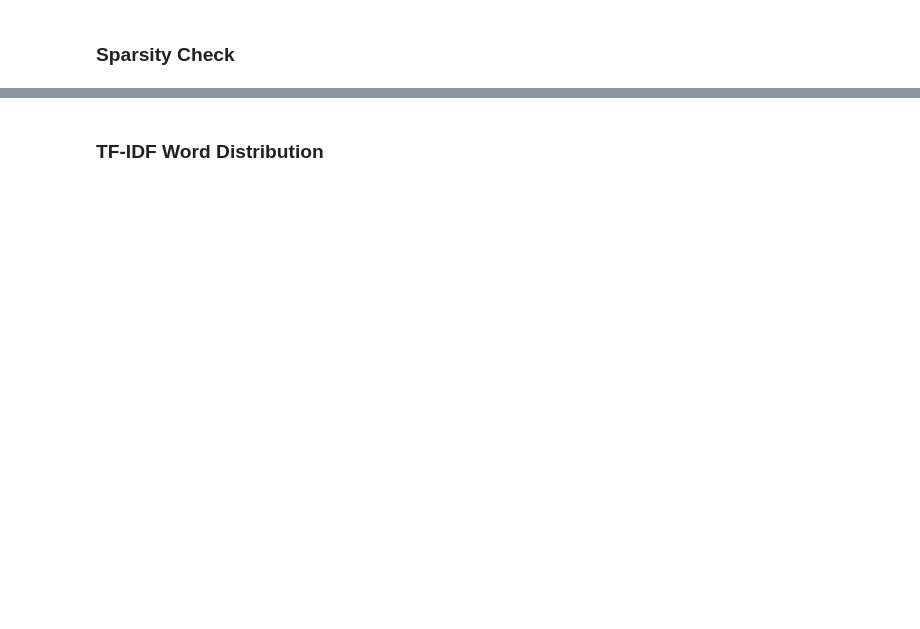
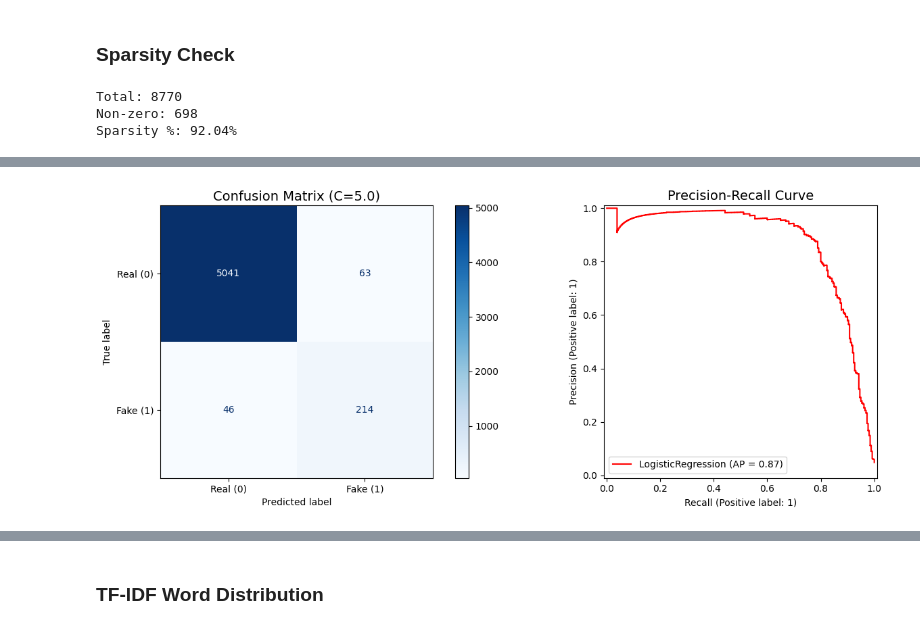
Before and after one commit to archie-2006/fake-job-post-detection, a Jupyter notebook: notebooks/exp_model.ipynb, the cells around one changed output, grey strips where cells are left out. Drawn from its saved outputs; the diff is of its cells as text; code cells hidden in the pictures; blank space fills up the shorter version.

Commit message:
added modelling and dt

```diff
--- a/notebooks/exp_model.ipynb
+++ b/notebooks/exp_model.ipynb
@@ -279,11 +417,82 @@ joblib.dump(best_lr, 'models/lr_l1_best.pkl')
 # %% [markdown]
 ### Sparsity Check
 # %%
-coefs = best_lr.coef_
+
+coefs = best_lr.coef_[0]
 
 total = len(coefs)
 nonzero = np.sum(coefs != 0)
 
 print("Total:", total)
 print("Non-zero:", nonzero)
-print("Sparsity %:", ((total - nonzero) / total) * 100)
+print(f"Sparsity %: {((total - nonzero) / total) * 100:.2f}%")
+# %% [output]
+Total: 8770
+Non-zero: 698
+Sparsity %: 92.04%
+# %%
+y_pred = best_lr.predict(X_test_processed)
+y_proba = best_lr.predict_proba(X_test_processed)[:, 1]
+
+# Calculate Metrics
+f1 = f1_score(y_test, y_pred)
+pr_auc = average_precision_score(y_test, y_proba)
+precision = precision_score(y_test, y_pred)
+recall = recall_score(y_test, y_pred)
+
+print("\n--- Final Test Set Metrics (Logistic Regression L1) ---")
+print(f"F1-Score:  {f1:.4f}")
+print(f"PR-AUC:    {pr_auc:.4f}")
+print(f"Precision: {precision:.4f} (When we flag fraud, we are correct {precision*100:.1f}% of the time)")
+print(f"Recall:    {recall:.4f} (We successfully caught {recall*100:.1f}% of all actual frauds)")
+
+print("\nClassification Report:")
+print(classification_report(y_test, y_pred))
+
+# Visualizations (Confusion Matrix & PR Curve)
+fig, axes = plt.subplots(1, 2, figsize=(14, 5))
+
+# 1. Confusion Matrix
+cm = confusion_matrix(y_test, y_pred)
+disp_cm = ConfusionMatrixDisplay(confusion_matrix=cm, display_labels=['Real (0)', 'Fake (1)'])
+disp_cm.plot(cmap='Blues', values_format='d', ax=axes[0])
+axes[0].set_title(f'Confusion Matrix (C={grid.best_params_["C"]})', fontsize=14)
+
+# 2. Precision-Recall Curve
+disp_pr = PrecisionRecallDisplay.from_estimator(best_lr, X_test_processed, y_test, ax=axes[1], color='red')
+axes[1].set_title('Precision-Recall Curve', fontsize=14)
+
+plt.tight_layout()
+plt.show()
+
+# --- L1 Sparsity & Feature Interpretability ---
+
+# Sparsity Analysis
+coefficients = best_lr.coef_[0]
+total_features = len(coefficients)
+nonzero_features = np.sum(coefficients != 0)
+sparsity = ((total_features - nonzero_features) / total_features) * 100
+
+print("--- L1 Regularization Sparsity Analysis ---")
+print(f"Total Features Passed to Model: {total_features}")
+print(f"Features Actively Used (Non-Zero): {nonzero_features}")
+print(f"Sparsity Achieved by L1: {sparsity:.2f}%")
+print("Conclusion: L1 successfully performed intrinsic feature selection, isolating the core predictors of fraud.\n")
+
+# Extract Feature Names
+text_feature_names = vectorizer.get_feature_names_out()
+cat_feature_names = cat_encoder.get_feature_names_out(cat_cols)
+all_feature_names = np.concatenate([text_feature_names, cat_feature_names])
+
+# Combine into DataFrame
+coef_df = pd.DataFrame({'Feature': all_feature_names, 'Coefficient': coefficients})
+
+# Top Fraud & Genuine Indicators
+top_fraud = coef_df.sort_values(by='Coefficient', ascending=False).head(20)
+top_genuine = coef_df.sort_values(by='Coefficient', ascending=True).head(20)
+
+print("Top 5 Words indicating a FAKE job:")
+print(top_fraud.head(5).to_string(index=False))
+print("\nTop 5 Words indicating a REAL job:")
+print(top_genuine.head(5).to_string(index=False))
+# %% [output]
@@ -289,0 +514 @@ print("Sparsity %:", ((total - nonzero) / total) * 100)
+[figure, added]
```
Also changed, not shown: parts of 37 cells of this notebook.
